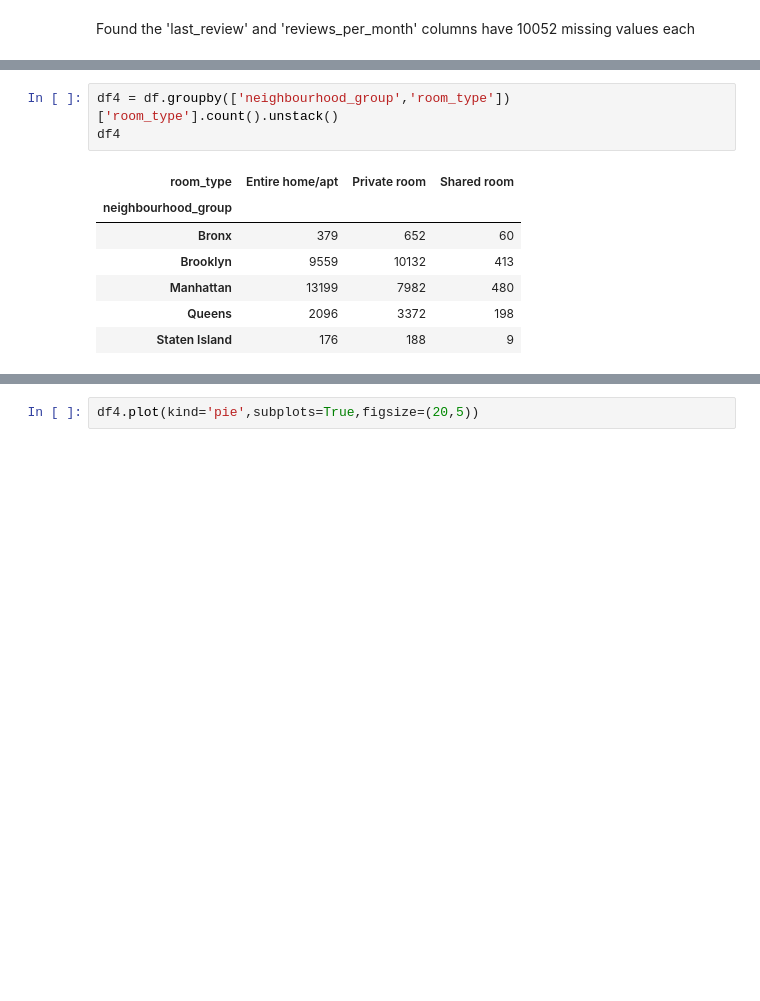
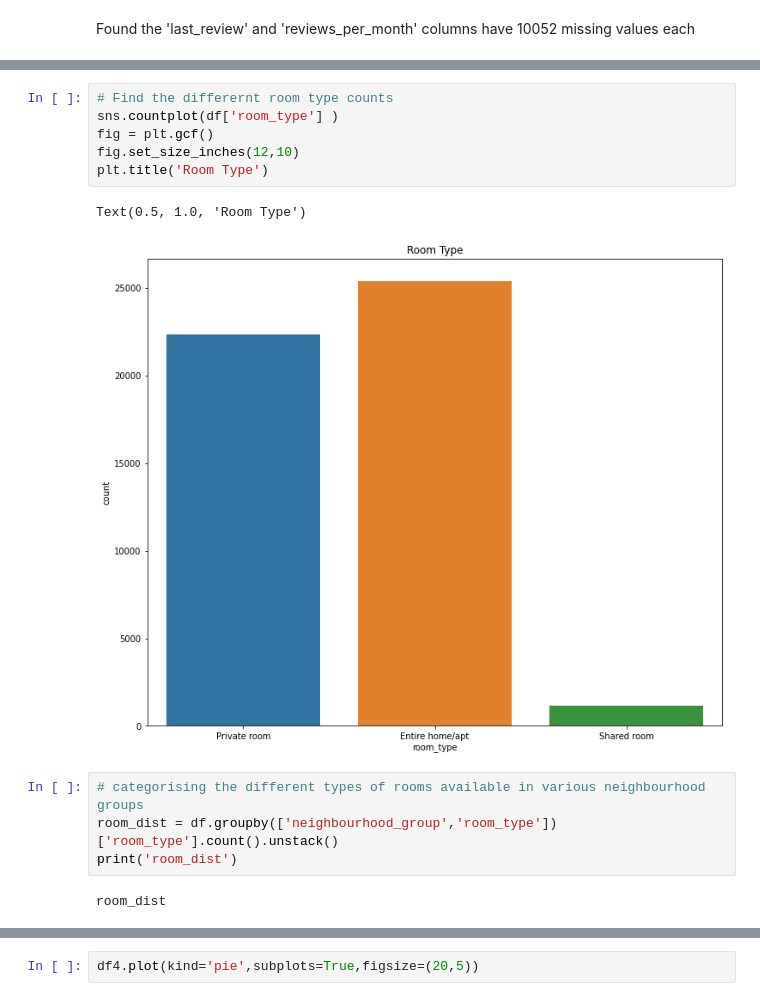
Before and after one commit to abdudds/Airbnb-Bookings-Analysis, a Jupyter notebook: Copy_of_Airbnb_Bookings_Analysis_Capstone_Project.ipynb, the cells around one changed output, grey strips where cells are left out. Drawn from its saved outputs; the diff is of its cells as text; blank space fills up the shorter version.

```diff
--- a/Copy_of_Airbnb_Bookings_Analysis_Capstone_Project.ipynb
+++ b/Copy_of_Airbnb_Bookings_Analysis_Capstone_Project.ipynb
@@ -130,14 +152,18 @@ df3
 # %% [output]
 array(['Private room', 'Entire home/apt', 'Shared room'], dtype=object)
+# %%
+# Find the differernt room type counts
+sns.countplot(df['room_type'] )
+fig = plt.gcf()
+fig.set_size_inches(12,10)
+plt.title('Room Type')
+# %% [output]
+Text(0.5, 1.0, 'Room Type')
+[figure, added]
 # %%
-df4 = df.groupby(['neighbourhood_group','room_type'])['room_type'].count().unstack()
-df4
+# categorising the different types of rooms available in various neighbourhood groups
+room_dist = df.groupby(['neighbourhood_group','room_type'])['room_type'].count().unstack()
+print('room_dist')
 # %% [output]
-| room_type | Entire home/apt | Private room | Shared room |
-| neighbourhood_group |  |  |  |
-| Bronx | 379 | 652 | 60 |
-| Brooklyn | 9559 | 10132 | 413 |
-| Manhattan | 13199 | 7982 | 480 |
-| Queens | 2096 | 3372 | 198 |
-| Staten Island | 176 | 188 | 9 |
+room_dist
 # %%
```
Also changed, not shown: parts of 12 cells of this notebook.
